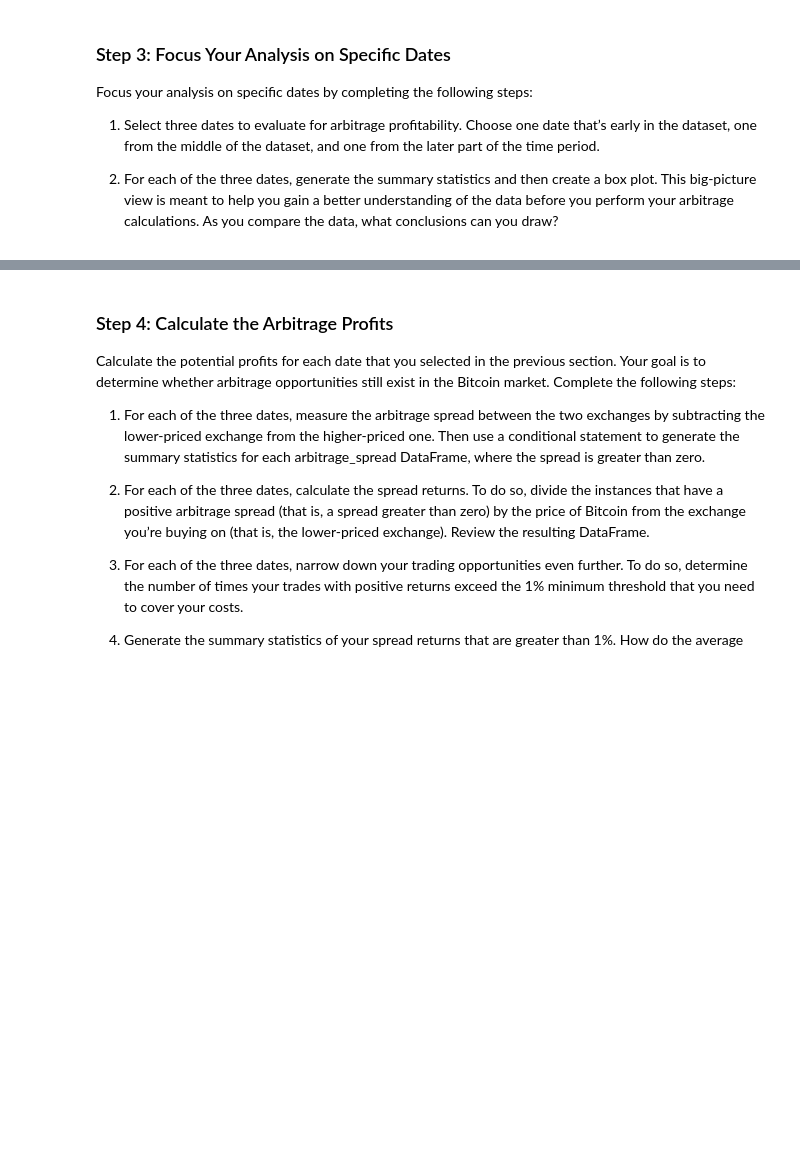
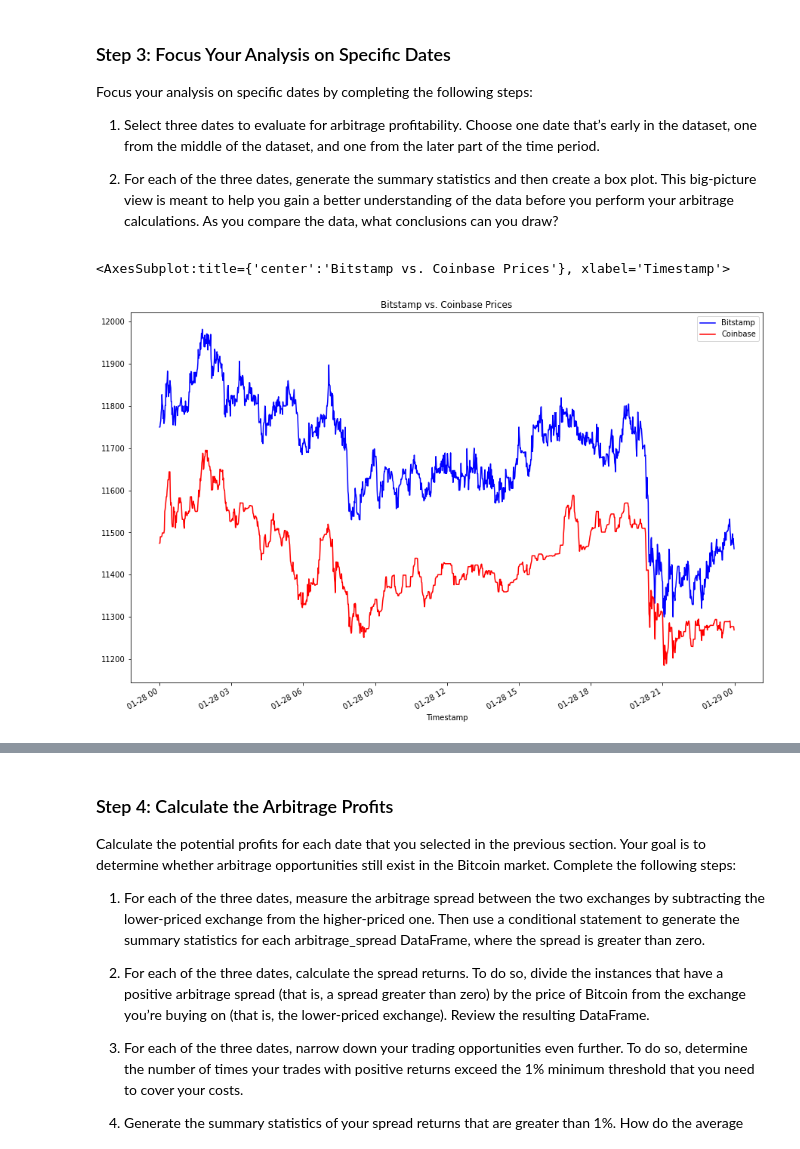
Before and after one commit to severo-fernandez/challenge_3, a Jupyter notebook: notebook/crypto_arbitrage.ipynb, the cells around one changed output, grey strips where cells are left out. Saved outputs shown, nothing was run; the diff lists cells and outputs as text; code cells hidden in the pictures; blank space fills up the shorter version.

```diff
--- a/notebook/crypto_arbitrage.ipynb
+++ b/notebook/crypto_arbitrage.ipynb
@@ -361,7 +412,13 @@ Focus your analysis on specific dates by completing the following steps:
 # %%
 # Create an overlay plot that visualizes the two dataframes over a period of one day early in the dataset.
 # Be sure that the plots include the parameters `legend`, `figsize`, `title`, `color` and `label`
 # YOUR CODE HERE
+bitstamp_sliced.loc['2018-01-28'].plot(legend=True, figsize=(15,10), title="Bitstamp vs. Coinbase Prices", color="blue", label="Bitstamp")
+
+coinbase_sliced.loc['2018-01-28'].plot(legend=True, figsize=(15,10), color="red",label="Coinbase")
+# %% [output]
+<AxesSubplot:title={'center':'Bitstamp vs. Coinbase Prices'}, xlabel='Timestamp'>
+[figure, added]
 # %%
 # Using the early date that you have selected, calculate the arbitrage spread
 # by subtracting the bitstamp lower closing prices from the coinbase higher closing prices
```
Also changed, not shown: parts of 41 cells of this notebook.
